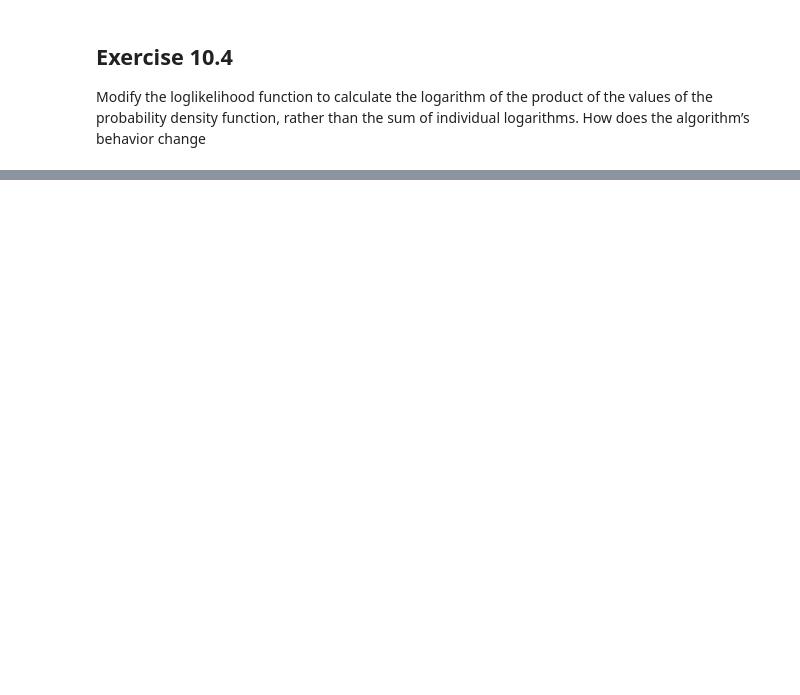
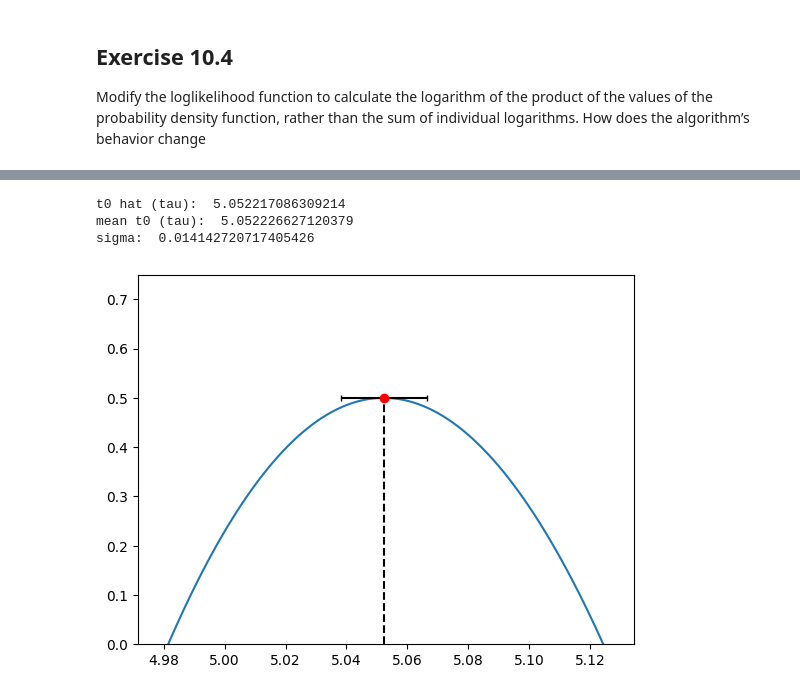
Before and after one commit to CarminatiGiovanni/LaboratorioCalcoloEStatistica, a Jupyter notebook: exercises_10_111223.ipynb, the cells around one changed output, grey strips where cells are left out. Cells and saved outputs as stored; diff of their text form; code cells hidden in the pictures; blank space fills up the shorter version.

```diff
--- a/exercises_10_111223.ipynb
+++ b/exercises_10_111223.ipynb
@@ -82,0 +113,37 @@ Modify the loglikelihood function to calculate the logarithm of the product of t
+# %%
+from mylib.function_study import zero
+
+def bisection_for_likelihood(h,a,xmax,b,prec: float=0.0001):
+    return zero(h,a,xmax,prec),zero(h,xmax,b,prec)
+# %%
+from mylib.function_study import maximum
+from mylib.parameters_estimator import loglikelyhood, exponential_pdf
+
+true_t0 = 5
+data = rand_expon(true_t0,size=5000)
+
+a,b = 1,10
+
+t0_hat = maximum(h,a,a + 0.382*(b-a),a + 0.618*(b-a),b)
+h = lambda x: loglikelyhood(exponential_pdf,data,x) - loglikelyhood(exponential_pdf,data,t0_hat) + 0.5
+ta,tb = bisection_for_likelihood(h,a,t0_hat,b)
+sigma = (tb-ta)/(2*t0_hat)
+
+print('t0 hat (tau): ',t0_hat)
+print('mean t0 (tau): ',np.mean(data))
+print('sigma: ',sigma)
+
+lima,limb = ta - 0.01,tb +0.01
+x = np.linspace(lima,limb,100)
+#plt.plot(x,[h(i) for i in x])
+plt.plot(x,[h(t) for t in x])
+plt.ylim(0,0.75)
+plt.errorbar(t0_hat,0.5,marker='o',color='red',xerr=sigma,capsize=2,ecolor='black')
+plt.plot(np.ones(100)*np.mean(data),np.linspace(0,0.5,100),color='black',linestyle='--')
+plt.xlim(lima,limb)
+plt.show()
+# %% [output]
+t0 hat (tau):  5.052217086309214
+mean t0 (tau):  5.052226627120379
+sigma:  0.014142720717405426
+[figure, added]
```
Also changed, not shown: parts of 9 cells of this notebook, 3 other files.
